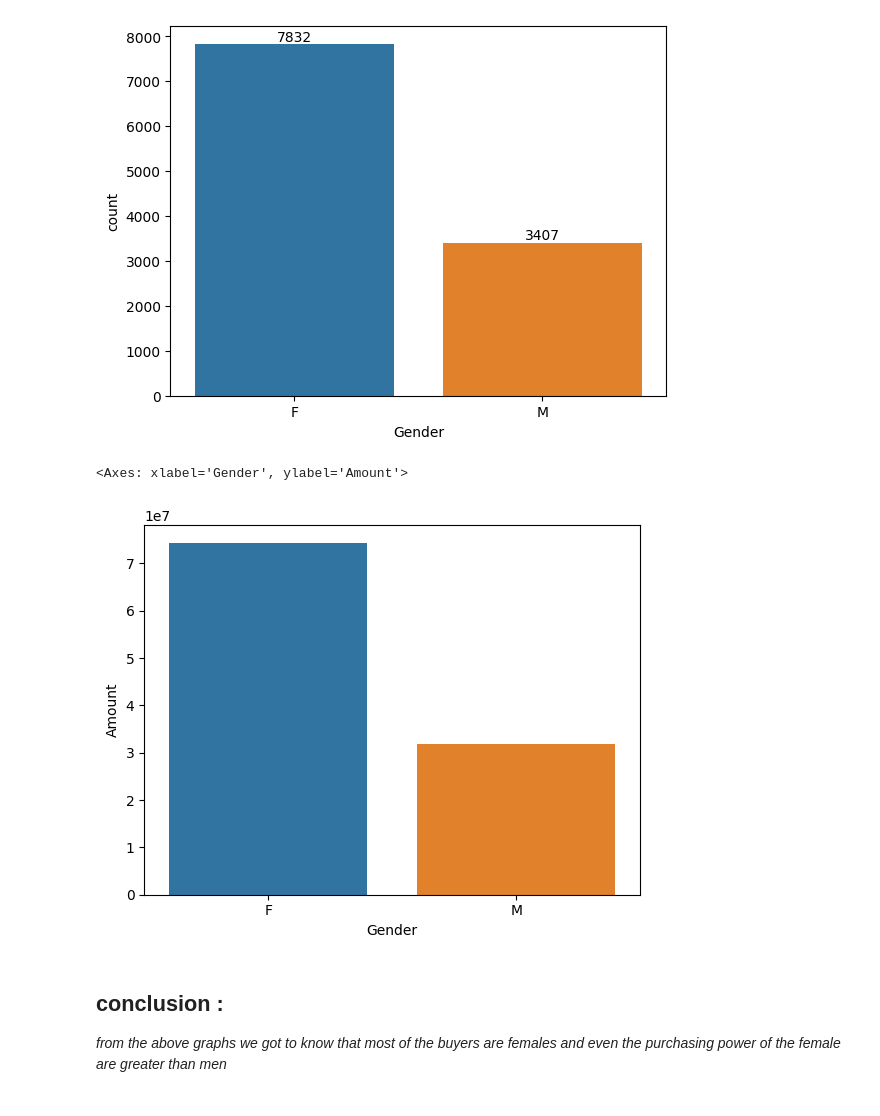
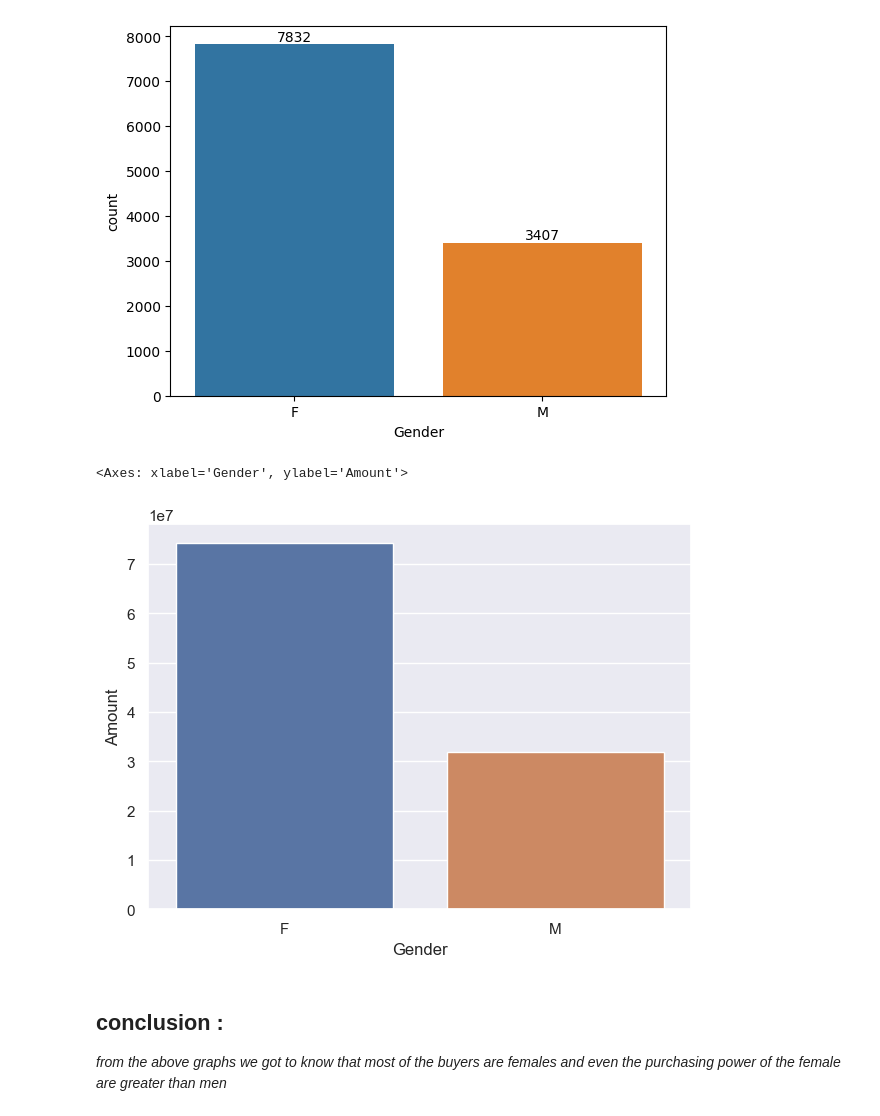
Before and after one commit to Sami21234/Diwali_EDA, a Jupyter notebook: Diwali_Sales_EDA.ipynb, the cells around one changed output. Saved outputs shown, nothing was run; the diff lists cells and outputs as text; code cells hidden in the pictures.

```diff
--- a/Diwali_Sales_EDA.ipynb
+++ b/Diwali_Sales_EDA.ipynb
@@ -140,12 +141,14 @@ for bars in ax.containers:
 # %% [output]
 [figure]
 # %%
+# Gender VS Amount
 sales_gen = df.groupby(['Gender'], as_index=False)['Amount'].sum().sort_values(by='Amount', ascending=False)
 
+sns.set(rc={'figure.figsize':(7,5)})
 sns.barplot(x = 'Gender', y = 'Amount', data=sales_gen, hue='Gender')
 # %% [output]
 <Axes: xlabel='Gender', ylabel='Amount'>
-[figure, old version]
+[figure, new version]
 # %% [markdown]
 ## conclusion :
 *from the above graphs we got to know that most of the buyers are females and even the purchasing power of the female are greater than men*
```
Also changed, not shown: parts of 34 cells of this notebook.
